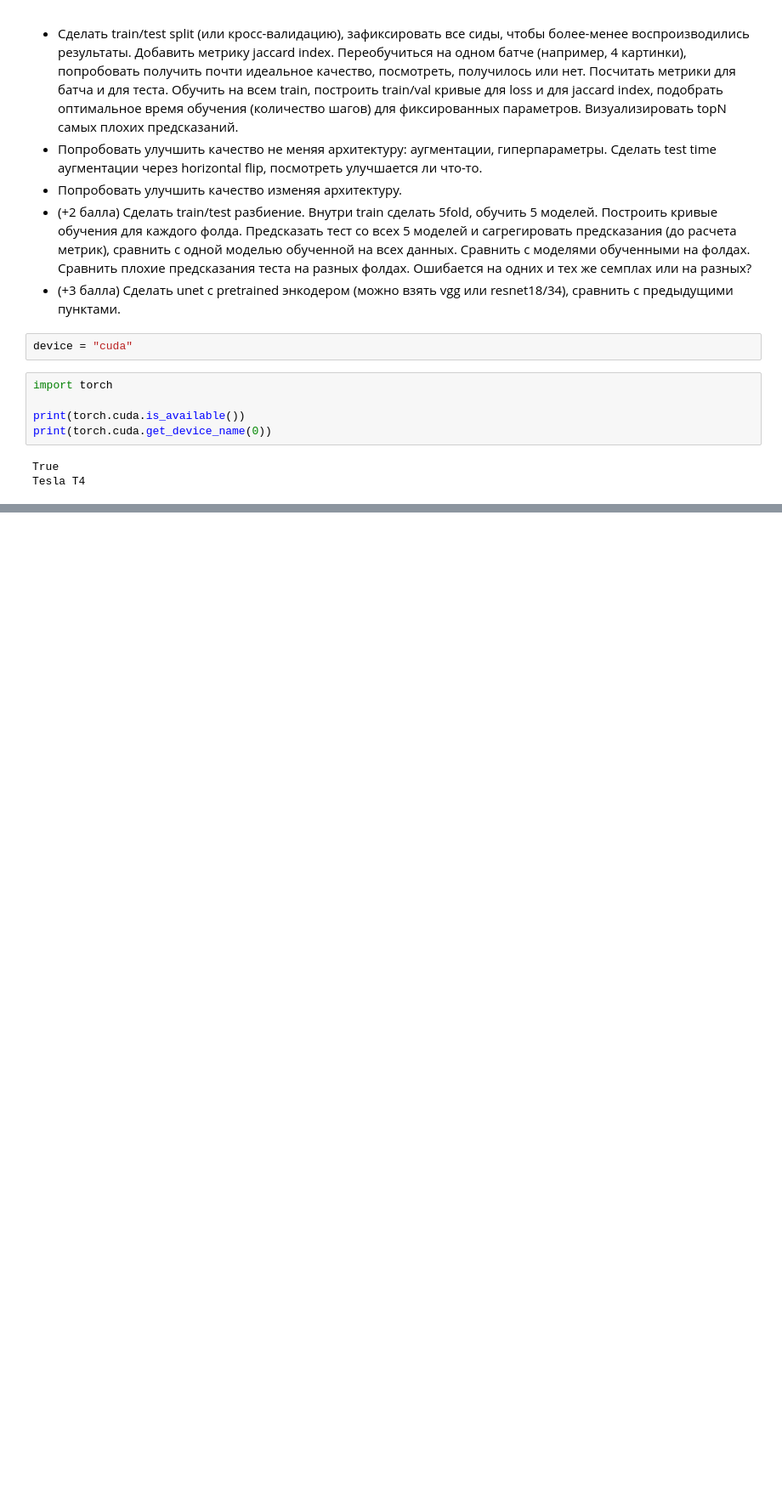
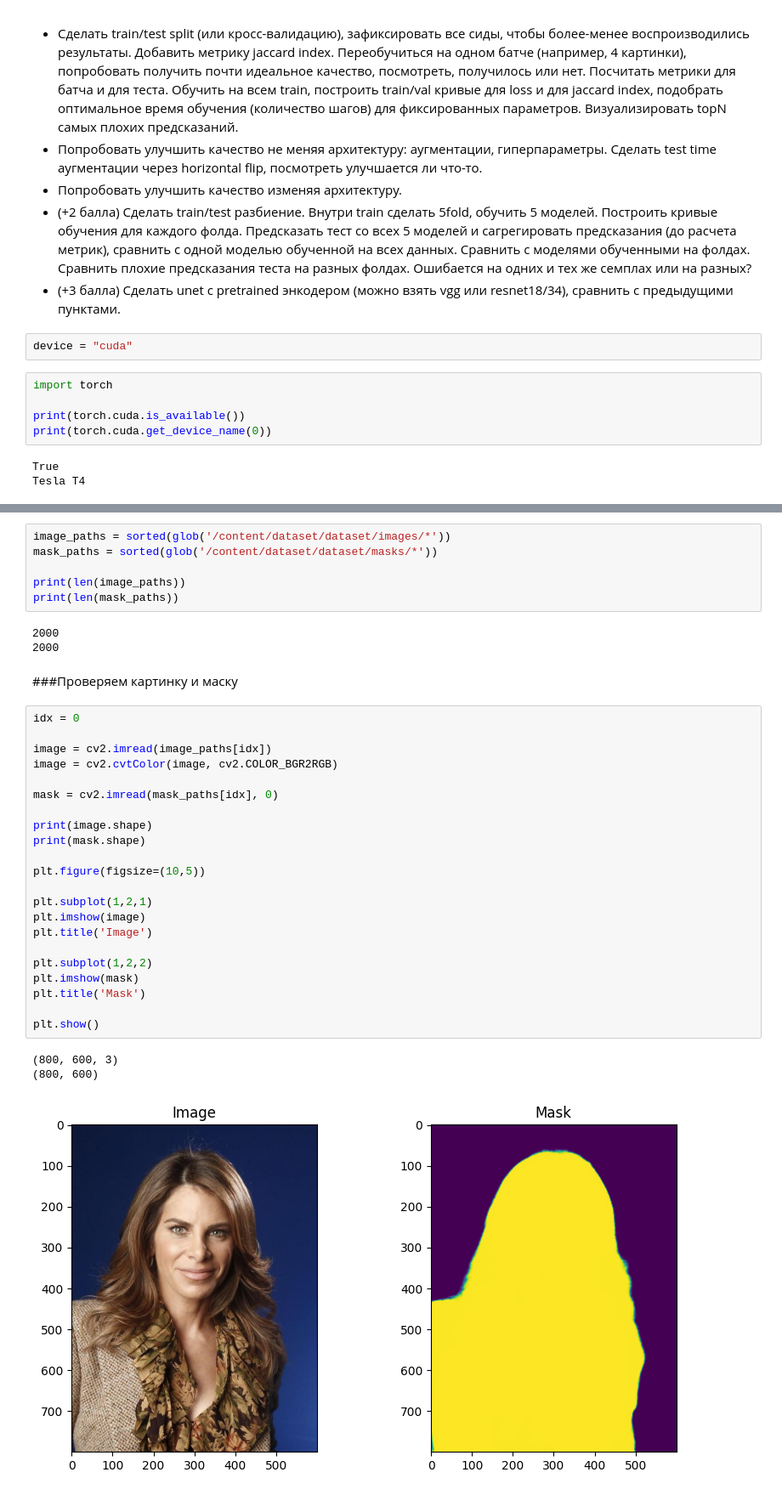
Before and after one commit to sofyak0zyreva/ml-course, a Jupyter notebook: homework/task8.ipynb, the cells around one changed output, grey strips where cells are left out. Shown at 85% size. Drawn from its saved outputs; the diff is of its cells as text; blank space fills up the shorter version.

```diff
--- a/homework/task8.ipynb
+++ b/homework/task8.ipynb
@@ -19,0 +105,37 @@ Tesla T4
+# %%
+image_paths = sorted(glob('/content/dataset/dataset/images/*'))
+mask_paths = sorted(glob('/content/dataset/dataset/masks/*'))
+
+print(len(image_paths))
+print(len(mask_paths))
+# %% [output]
+2000
+2000
+# %% [markdown]
+###Проверяем картинку и маску
+# %%
+idx = 0
+
+image = cv2.imread(image_paths[idx])
+image = cv2.cvtColor(image, cv2.COLOR_BGR2RGB)
+
+mask = cv2.imread(mask_paths[idx], 0)
+
+print(image.shape)
+print(mask.shape)
+
+plt.figure(figsize=(10,5))
+
+plt.subplot(1,2,1)
+plt.imshow(image)
+plt.title('Image')
+
+plt.subplot(1,2,2)
+plt.imshow(mask)
+plt.title('Mask')
+
+plt.show()
+# %% [output]
+(800, 600, 3)
+(800, 600)
+[figure, added]
```
Also changed, not shown: parts of 14 cells of this notebook.
